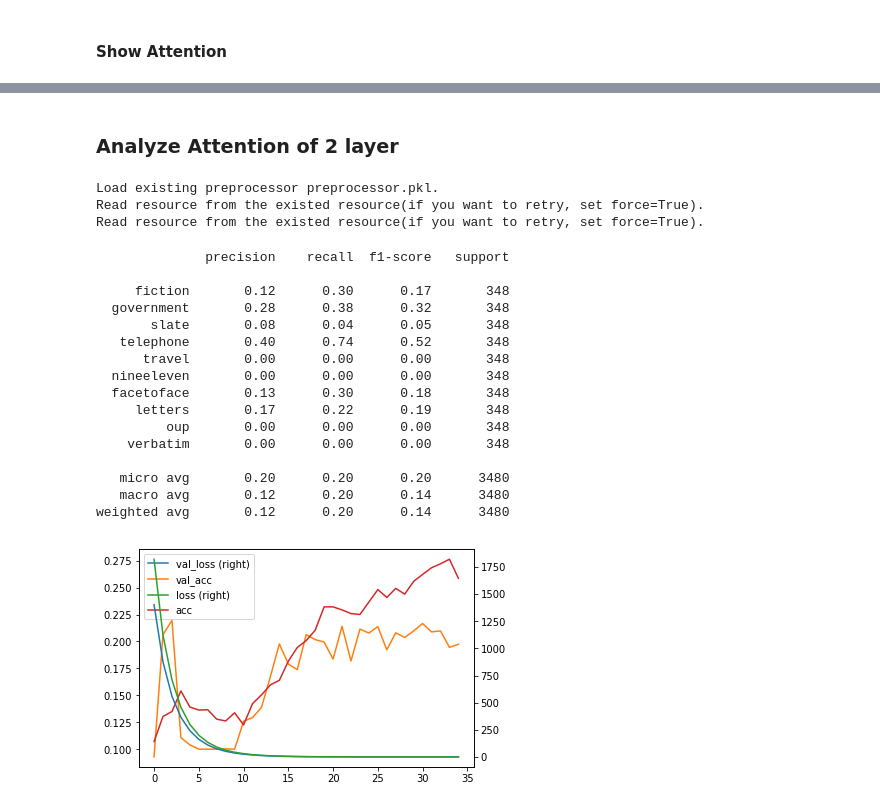
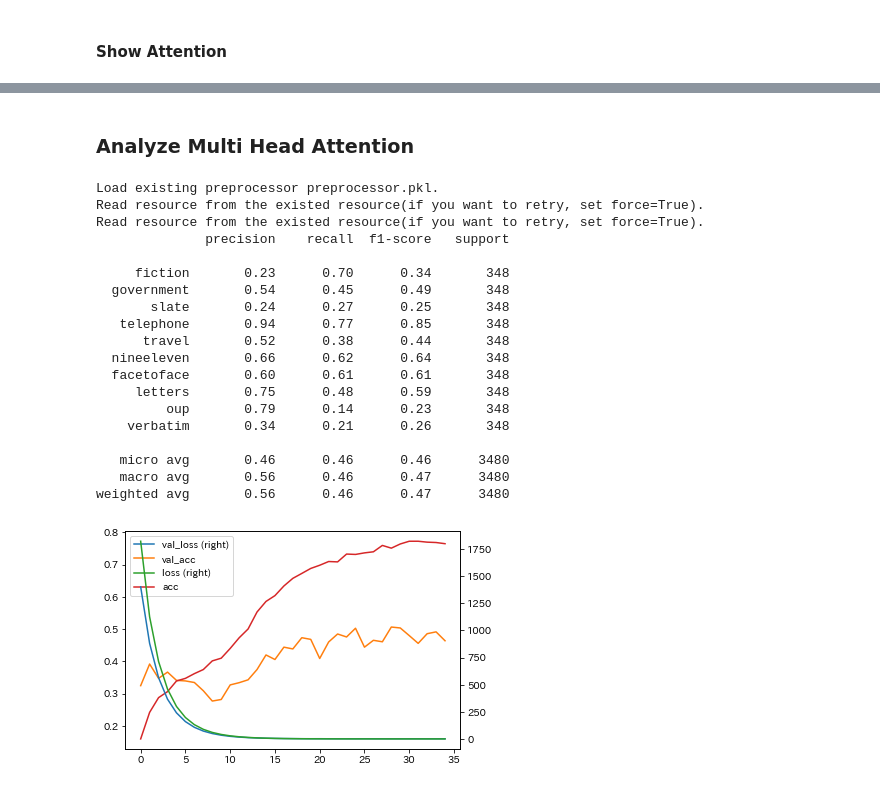
Before and after one commit to icoxfog417/graph-convolution-nlp, a Jupyter notebook: experiments/classification/model_analysis_for_attention.ipynb, the cells around one changed output, grey strips where cells are left out. Cells and saved outputs as stored; diff of their text form; code cells hidden in the pictures.

Commit message:
add support of mask

```diff
--- a/experiments/classification/model_analysis_for_attention.ipynb
+++ b/experiments/classification/model_analysis_for_attention.ipynb
@@ -197,26 +199,26 @@ show_attention(model_st, drawer_st)
 # %% [markdown]
-### Analyze Attention of 2 layer
+### Analyze Multi Head Attention
 # %%
-model_d2, drawer_d2 = experiment("dependency", head_types=("concat", "average"), lstm=None)
+model_d2, drawer_d2 = experiment("dependency", head=2, lstm=None)
 # %% [output]
 Load existing preprocessor preprocessor.pkl.
 Read resource from the existed resource(if you want to retry, set force=True).
 Read resource from the existed resource(if you want to retry, set force=True).
+              precision    recall  f1-score   support
+
+     fiction       0.23      0.70      0.34       348
+  government       0.54      0.45      0.49       348
+       slate       0.24      0.27      0.25       348
+   telephone       0.94      0.77      0.85       348
+      travel       0.52      0.38      0.44       348
+  nineeleven       0.66      0.62      0.64       348
+  facetoface       0.60      0.61      0.61       348
+     letters       0.75      0.48      0.59       348
+         oup       0.79      0.14      0.23       348
+    verbatim       0.34      0.21      0.26       348
+
+   micro avg       0.46      0.46      0.46      3480
+   macro avg       0.56      0.46      0.47      3480
+weighted avg       0.56      0.46      0.47      3480
-              precision    recall  f1-score   support
-
-     fiction       0.12      0.30      0.17       348
-  government       0.28      0.38      0.32       348
-       slate       0.08      0.04      0.05       348
-   telephone       0.40      0.74      0.52       348
-      travel       0.00      0.00      0.00       348
-  nineeleven       0.00      0.00      0.00       348
-  facetoface       0.13      0.30      0.18       348
-     letters       0.17      0.22      0.19       348
-         oup       0.00      0.00      0.00       348
-    verbatim       0.00      0.00      0.00       348
-
-   micro avg       0.20      0.20      0.20      3480
-   macro avg       0.12      0.20      0.14      3480
-weighted avg       0.12      0.20      0.14      3480
-[figure, old version]
+[figure, new version]
 # %%
```
Also changed, not shown: parts of 13 cells of this notebook, 8 other files.
